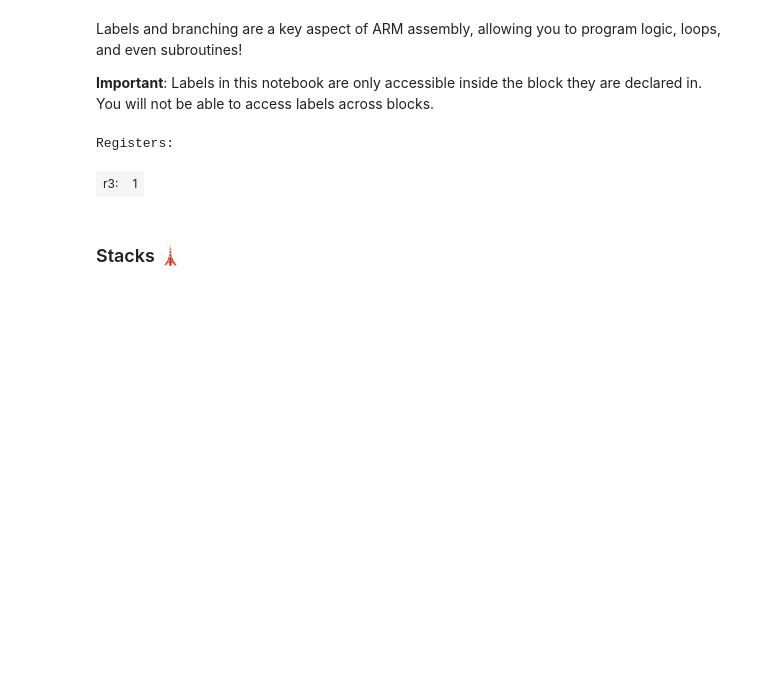
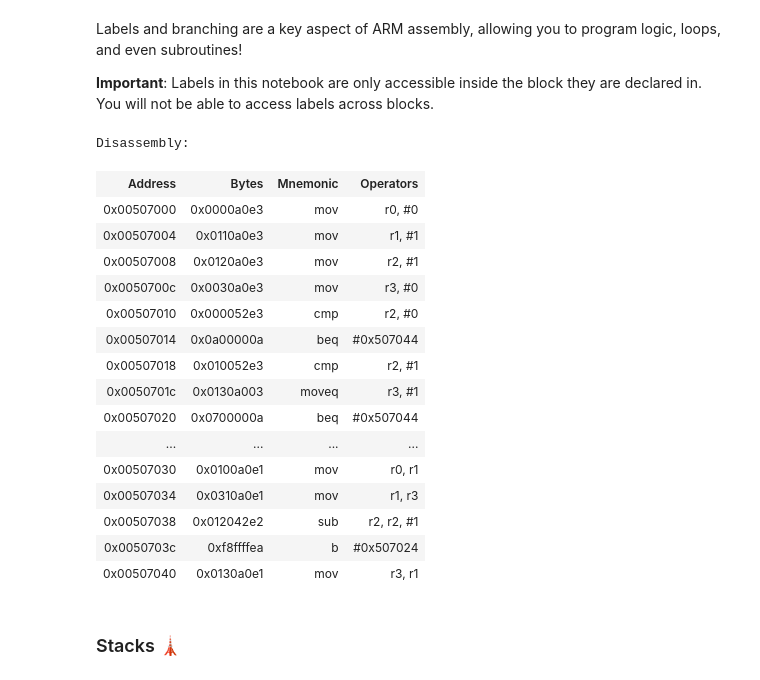
Before and after one commit to SamuelAl/arm_kernel, a Jupyter notebook: Notebooks/Introduction.ipynb, the cells around one changed output. Drawn from its saved outputs; the diff is of its cells as text; code cells hidden in the pictures; blank space fills up the shorter version.

Commit message:
update disassembly view

```diff
--- a/Notebooks/Introduction.ipynb
+++ b/Notebooks/Introduction.ipynb
@@ -140,34 +140,49 @@ Labels and branching are a key aspect of ARM assembly, allowing you to program l
 # %%
     // Fibonacci Sequence
     mov r0, #0 // n
     mov r1, #1 // n+1
     mov r2, #1 // counter (n fibonacci number)
     mov r3, #0 // result
 
     cmp r2, #0
     beq end
     cmp r2, #1
     moveq r3, #1
     beq end
 
 for:
     cmp r2, #2
     beq endfor
     add r3, r1, r0
     mov r0, r1
     mov r1, r3
     sub r2, #1
     b for
 
 endfor:
     mov r3, r1
 
 end:
 
->>> show registers[3]
+>>> show disasm
 # %% [output]
-Registers:
+Disassembly:
-| r3: | 1 |
+| Address | Bytes | Mnemonic | Operators |
+| 0x00507000 | 0x0000a0e3 | mov | r0, #0 |
+| 0x00507004 | 0x0110a0e3 | mov | r1, #1 |
+| 0x00507008 | 0x0120a0e3 | mov | r2, #1 |
+| 0x0050700c | 0x0030a0e3 | mov | r3, #0 |
+| 0x00507010 | 0x000052e3 | cmp | r2, #0 |
+| 0x00507014 | 0x0a00000a | beq | #0x507044 |
+| 0x00507018 | 0x010052e3 | cmp | r2, #1 |
+| 0x0050701c | 0x0130a003 | moveq | r3, #1 |
+| 0x00507020 | 0x0700000a | beq | #0x507044 |
+| ... | ... | ... | ... |
+| 0x00507030 | 0x0100a0e1 | mov | r0, r1 |
+| 0x00507034 | 0x0310a0e1 | mov | r1, r3 |
+| 0x00507038 | 0x012042e2 | sub | r2, r2, #1 |
+| 0x0050703c | 0xf8ffffea | b | #0x507024 |
+| 0x00507040 | 0x0130a0e1 | mov | r3, r1 |
 # %% [markdown]
 ### Stacks 🗼
 # %% [markdown]
```
Also changed, not shown: parts of 10 cells of this notebook, 2 other files.
